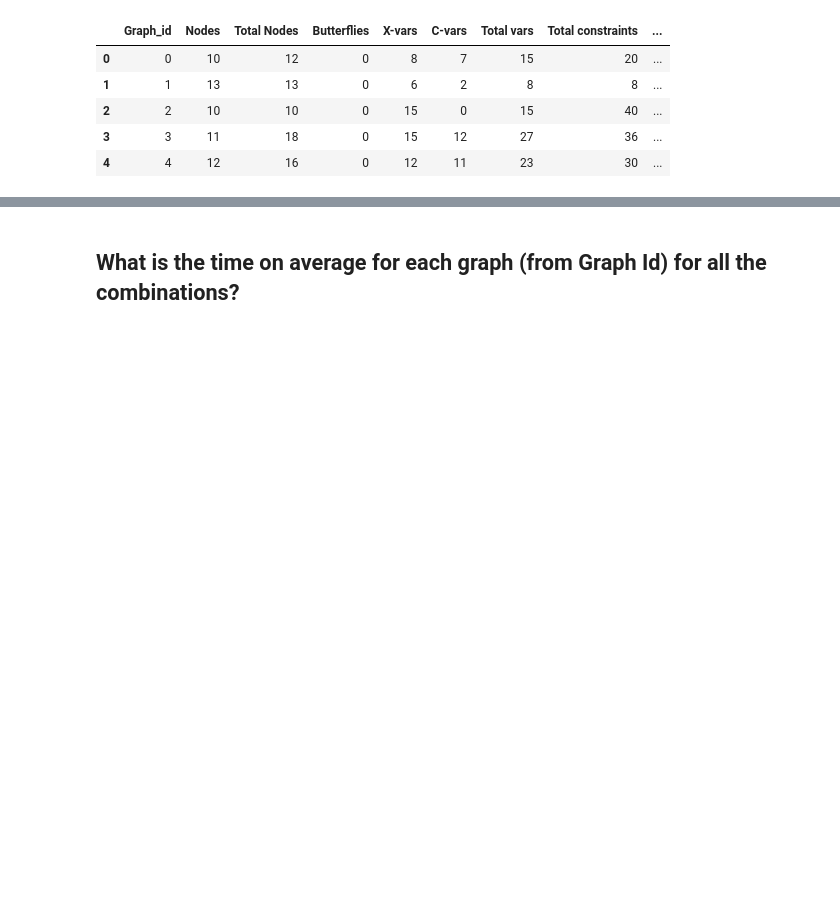
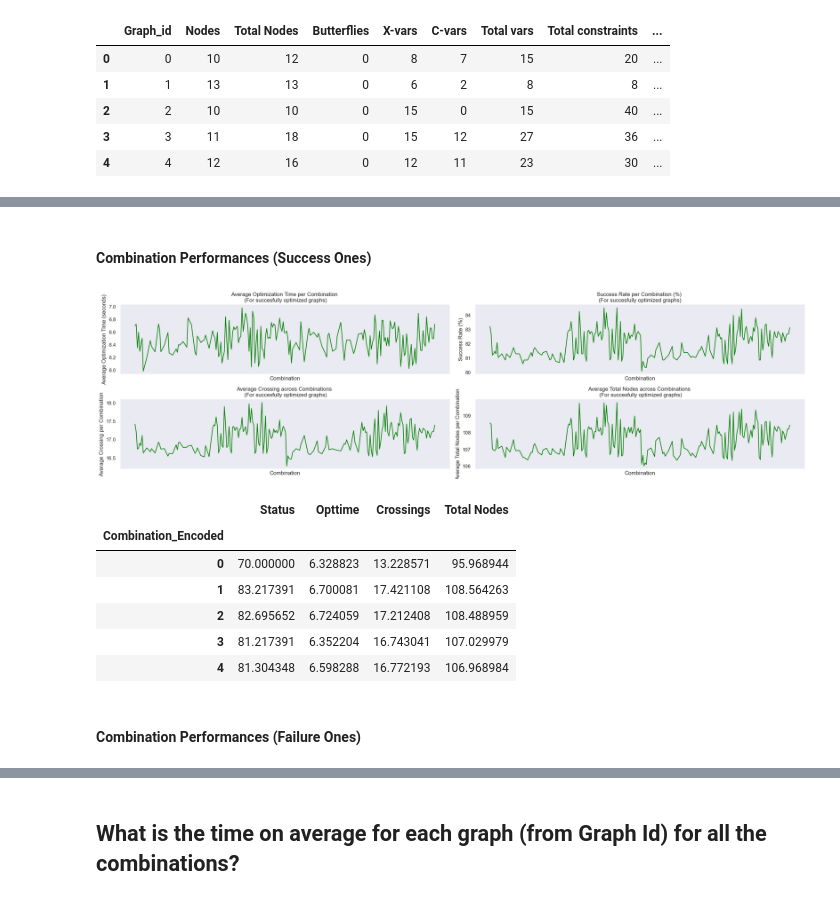
Before and after one commit to singhstack/CS7200-project, a Jupyter notebook: EDA/initial_playground_Arif.ipynb, the cells around one changed output, grey strips where cells are left out. Cells and saved outputs as stored; diff of their text form; code cells hidden in the pictures; blank space fills up the shorter version.

```diff
--- a/EDA/initial_playground_Arif.ipynb
+++ b/EDA/initial_playground_Arif.ipynb
@@ -66,0 +103,52 @@ combined_df.head()
+# %% [markdown]
+#### Combination Performances (Success Ones)
+# %%
+# Plotting combination performance
+plt.figure(figsize=(22, 6))
+thresh = 80
+
+plt.subplot(2, 2, 1)
+sns.lineplot(x=combination_performance[combination_performance['Status']>thresh].index, y="Opttime", data=combination_performance[combination_performance['Status']>thresh], color = 'green')
+plt.title('Average Optimization Time per Combination \n (For succesfully optimized graphs)')
+plt.ylabel('Average Optimization Time (seconds)')
+plt.xlabel('Combination')
+plt.xticks([])
+
+
+plt.subplot(2, 2, 2)
+sns.lineplot(x=combination_performance[combination_performance['Status']>thresh].index, y="Status", data=combination_performance[combination_performance['Status']>thresh], color = 'green')
+plt.title('Success Rate per Combination (%) \n (For succesfully optimized graphs) ')
+plt.ylabel('Success Rate (%)')
+plt.xlabel('Combination')
+plt.xticks([])
+
+
+plt.subplot(2, 2, 3)
+sns.lineplot(x=combination_performance[combination_performance['Status']>thresh].index, y="Crossings", data=combination_performance[combination_performance['Status']>thresh], color = 'green')
+plt.title('Average Crossing across Combinations \n (For succesfully optimized graphs)')
+plt.ylabel('Average Crossing per Combination')
+plt.xlabel('Combination')
+plt.xticks([])
+
+plt.subplot(2, 2, 4)
+sns.lineplot(x=combination_performance[combination_performance['Status']>thresh].index, y="Total Nodes", data=combination_performance[combination_performance['Status']>thresh], color = 'green')
+plt.title('Average Total Nodes across Combinations \n (For succesfully optimized graphs)')
+plt.ylabel('Average Total Nodes per Combination')
+plt.xlabel('Combination')
+plt.xticks([])
+
+plt.tight_layout()
+plt.show()
+
+combination_performance.head()
+# %% [output]
+[figure, added]
+|  | Status | Opttime | Crossings | Total Nodes |
+| Combination_Encoded |  |  |  |  |
+| 0 | 70.000000 | 6.328823 | 13.228571 | 95.968944 |
+| 1 | 83.217391 | 6.700081 | 17.421108 | 108.564263 |
+| 2 | 82.695652 | 6.724059 | 17.212408 | 108.488959 |
+| 3 | 81.217391 | 6.352204 | 16.743041 | 107.029979 |
+| 4 | 81.304348 | 6.598288 | 16.772193 | 106.968984 |
+# %% [markdown]
+#### Combination Performances (Failure Ones)
```
Also changed, not shown: parts of 11 cells of this notebook, 5 other files.
